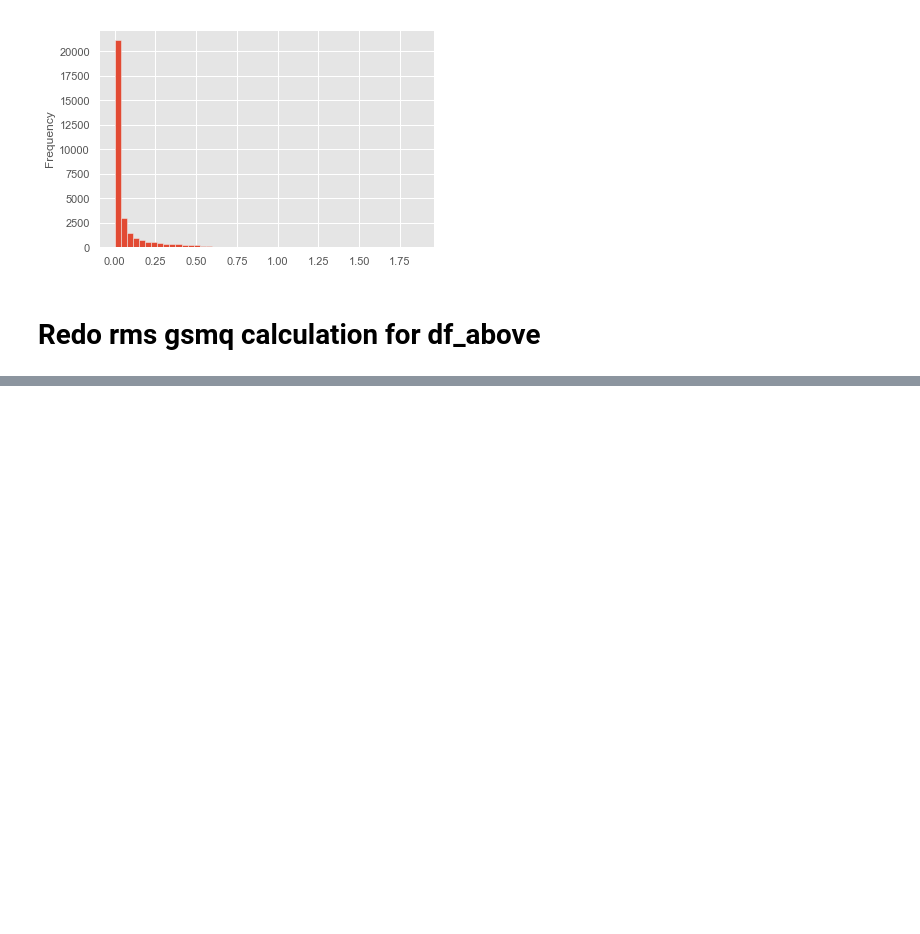
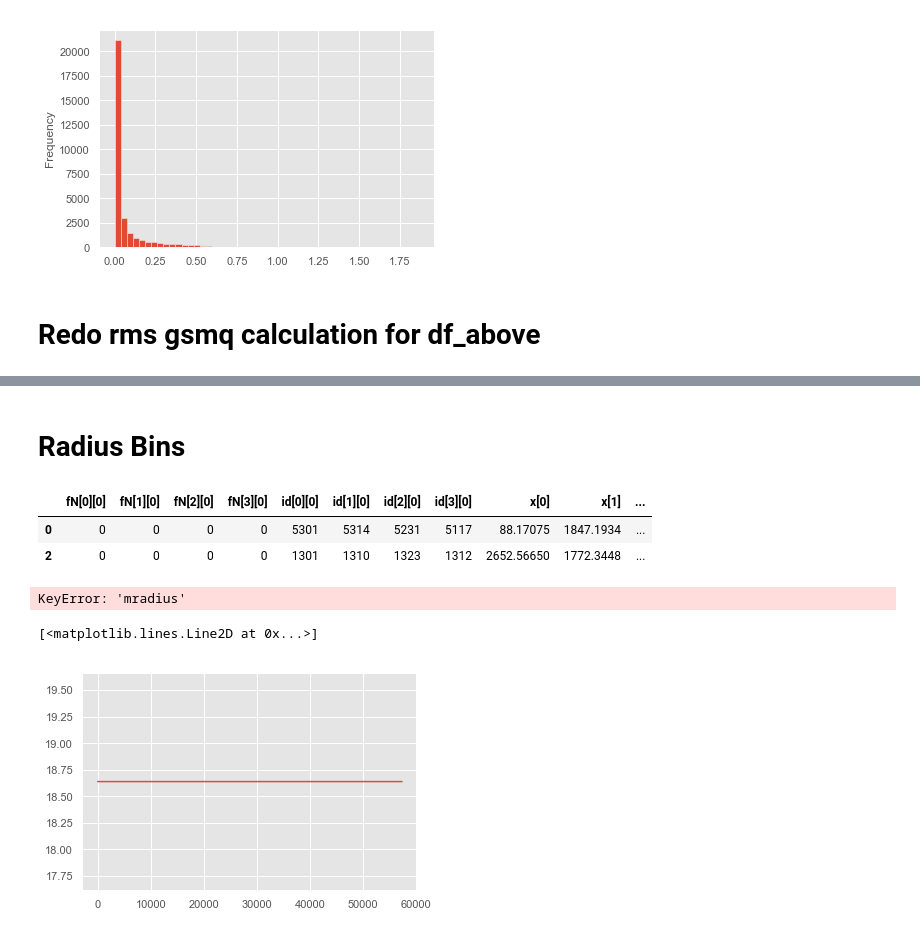
Before and after one commit to bpRsh/2019_shear_analysis_after_dmstack, a Jupyter notebook: Nov_2019/Nov21/a02_create_rms_gmsq_bins.ipynb, the cells around one changed output, grey strips where cells are left out. Cells and saved outputs as stored; diff of their text form; code cells hidden in the pictures; blank space fills up the shorter version.

```diff
--- a/Nov_2019/Nov21/a02_create_rms_gmsq_bins.ipynb
+++ b/Nov_2019/Nov21/a02_create_rms_gmsq_bins.ipynb
@@ -240,0 +269,26 @@ See the caveats in the documentation: http://pandas.pydata.org/pandas-docs/stabl
+# %% [markdown]
+# Radius Bins
+# %%
+df_above.head(2)
+# %% [output]
+|  | fN[0][0] | fN[1][0] | fN[2][0] | fN[3][0] | id[0][0] | id[1][0] | id[2][0] | id[3][0] | x[0] | x[1] | ... |
+| 0 | 0 | 0 | 0 | 0 | 5301 | 5314 | 5231 | 5117 | 88.17075 | 1847.1934 | ... |
+| 2 | 0 | 0 | 0 | 0 | 1301 | 1310 | 1323 | 1312 | 2652.56650 | 1772.3448 | ... |
+# %%
+df_above['mradius_bin'] = pd.cut(df_above['mradius'],10)
+df_above['mradius_bin_number'] = pd.cut(df_above['mradius'],10,labels=range(10))
+
+df_above_bins = df_above.groupby('mradius_bin').agg({'gmsq': ['sum', 'size'] }).reset_index()
+
+df_above_bins.columns = ['mradius_bin', 'gmsq_sum', 'ngals']
+
+
+df_above_bins['rms_gmsq'] = (df_above_bins['gmsq_sum'] / df_above_bins['ngals'] ) **0.5
+df_above_bins.style.background_gradient(subset=['rms_gmsq'])
+# %% [output]
+KeyError: 'mradius'
+# %%
+plt.plot(df_above['mradius'])
+# %% [output]
+[<matplotlib.lines.Line2D at 0x...>]
+[figure, added]
```
Also changed, not shown: parts of 12 cells of this notebook.
